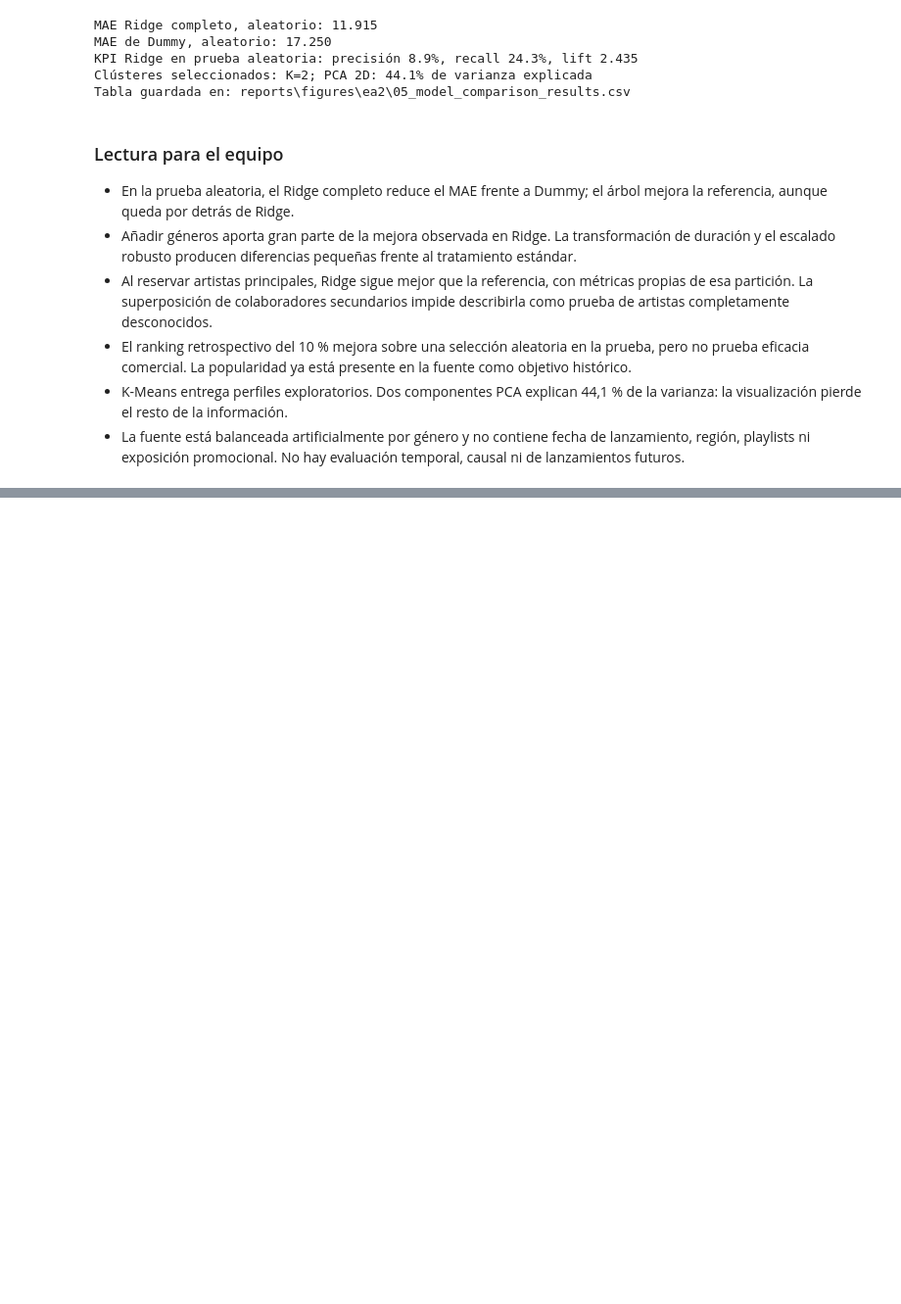
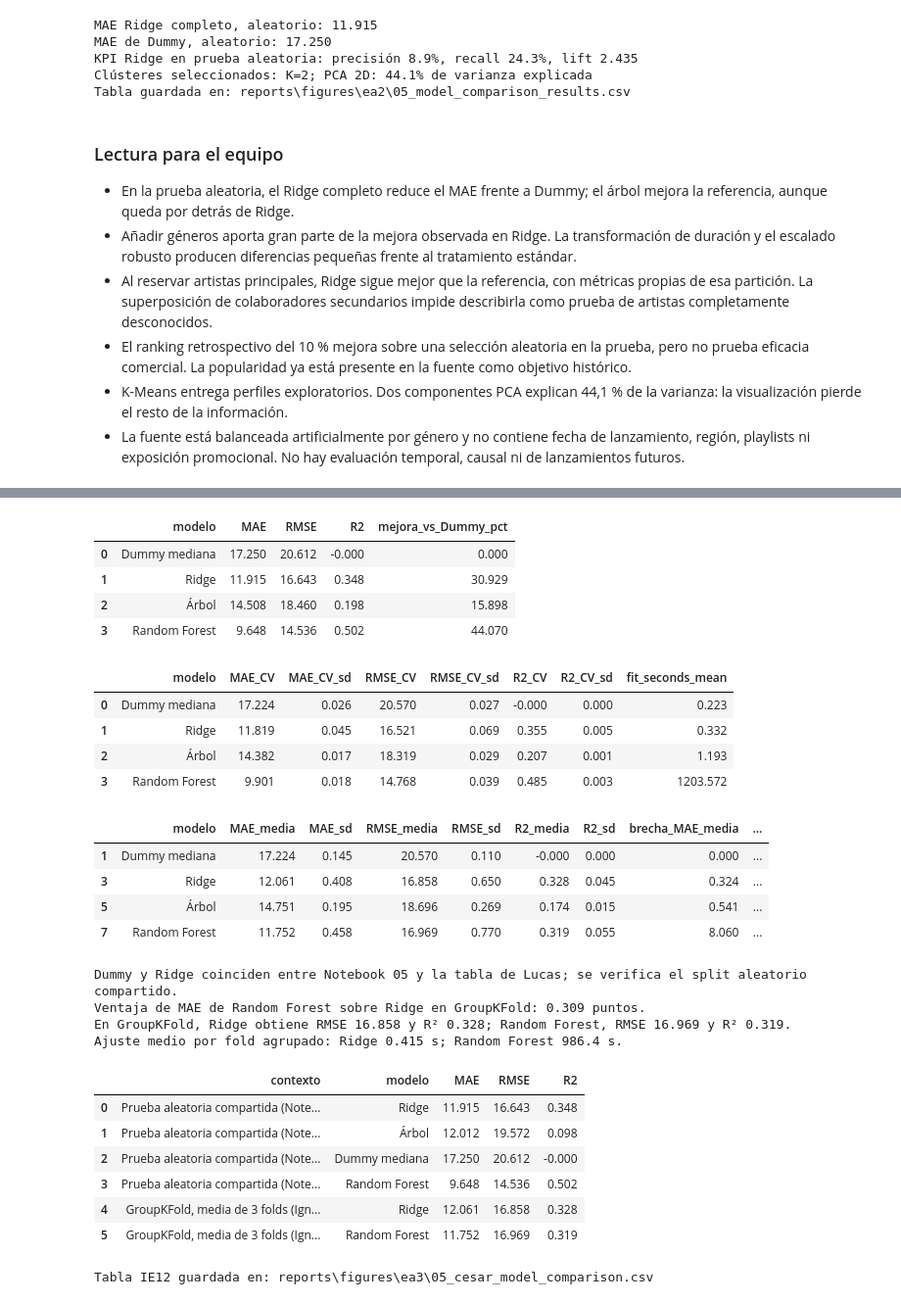
Before and after one commit to LucasMoncadaCL/spotify-popularity-analysis, a Jupyter notebook: notebooks/05_model_comparison.ipynb, the cells around one changed output, grey strips where cells are left out. Shown at 98% size. Cells and saved outputs as stored; diff of their text form; code cells hidden in the pictures; blank space fills up the shorter version.

Commit message:
docs: integra entregables definitivos EP3

```diff
--- a/notebooks/05_model_comparison.ipynb
+++ b/notebooks/05_model_comparison.ipynb
@@ -603,0 +665,71 @@ Tabla guardada en: reports\figures\ea2\05_model_comparison_results.csv
+# %%
+ea3_dir = PROJECT_PATHS.root / "reports" / "figures" / "ea3"
+lucas_test = pd.read_csv(ea3_dir / "04a_lucas_test_comparison.csv")
+lucas_cv = pd.read_csv(ea3_dir / "04a_lucas_cv_comparison.csv")
+ignacio_cv = pd.read_csv(ea3_dir / "04b_ignacio_cv_summary.csv")
+
+display(lucas_test[["modelo", "MAE", "RMSE", "R2", "mejora_vs_Dummy_pct"]].round(3))
+display(lucas_cv[["modelo", "MAE_CV", "MAE_CV_sd", "RMSE_CV", "RMSE_CV_sd", "R2_CV", "R2_CV_sd", "fit_seconds_mean"]].round(3))
+display(ignacio_cv.loc[ignacio_cv["estrategia"].eq("GroupKFold"), ["modelo", "MAE_media", "MAE_sd", "RMSE_media", "RMSE_sd", "R2_media", "R2_sd", "brecha_MAE_media", "fit_seconds_media"]].round(3))
+
+rf_random = lucas_test.loc[lucas_test["modelo"].eq("Random Forest")].iloc[0]
+ridge_group = ignacio_cv.loc[ignacio_cv["estrategia"].eq("GroupKFold") & ignacio_cv["modelo"].eq("Ridge")].iloc[0]
+rf_group = ignacio_cv.loc[ignacio_cv["estrategia"].eq("GroupKFold") & ignacio_cv["modelo"].eq("Random Forest")].iloc[0]
+assert abs(rf_random["MAE"] - 9.6478978242) < 1e-6
+assert abs(ridge_group["MAE_media"] - 12.0605957553) < 1e-6
+assert abs(rf_group["MAE_media"] - 11.7520240795) < 1e-6
+
+# Dummy y Ridge confirman que el conjunto de prueba aleatorio es el mismo.
+random_dummy = random_test.loc[random_test["modelo"].eq("Dummy mediana")].iloc[0]
+random_ridge = random_test.loc[random_test["variante"].eq("completo") & random_test["modelo"].eq("Ridge")].iloc[0]
+lucas_dummy = lucas_test.loc[lucas_test["modelo"].eq("Dummy mediana")].iloc[0]
+lucas_ridge = lucas_test.loc[lucas_test["modelo"].eq("Ridge")].iloc[0]
+assert abs(random_dummy["MAE"] - lucas_dummy["MAE"]) < 1e-6
+assert abs(random_ridge["MAE"] - lucas_ridge["MAE"]) < 1e-6
+print("Dummy y Ridge coinciden entre Notebook 05 y la tabla de Lucas; se verifica el split aleatorio compartido.")
+print(f"Ventaja de MAE de Random Forest sobre Ridge en GroupKFold: {ridge_group['MAE_media'] - rf_group['MAE_media']:.3f} puntos.")
+print(f"En GroupKFold, Ridge obtiene RMSE {ridge_group['RMSE_media']:.3f} y R² {ridge_group['R2_media']:.3f}; Random Forest, RMSE {rf_group['RMSE_media']:.3f} y R² {rf_group['R2_media']:.3f}.")
+print(f"Ajuste medio por fold agrupado: Ridge {ridge_group['fit_seconds_media']:.3f} s; Random Forest {rf_group['fit_seconds_media']:.1f} s.")
+
+random_core = random_test.loc[(random_test["variante"].eq("completo")) | (random_test["modelo"].eq("Dummy mediana")), ["modelo", "MAE", "RMSE", "R2"]].copy()
+random_core["contexto"] = "Prueba aleatoria compartida (Notebook 05/Lucas)"
+rf_row = pd.DataFrame([{"contexto": "Prueba aleatoria compartida (Notebook 05/Lucas)", "modelo": "Random Forest", "MAE": float(rf_random["MAE"]), "RMSE": float(rf_random["RMSE"]), "R2": float(rf_random["R2"])}])
+random_core = random_core[["contexto", "modelo", "MAE", "RMSE", "R2"]]
+random_core = pd.concat([random_core, rf_row], ignore_index=True)
+artist_core = pd.DataFrame([
+    {"contexto": "GroupKFold, media de 3 folds (Ignacio)", "modelo": "Ridge", "MAE": float(ridge_group["MAE_media"]), "RMSE": float(ridge_group["RMSE_media"]), "R2": float(ridge_group["R2_media"])},
+    {"contexto": "GroupKFold, media de 3 folds (Ignacio)", "modelo": "Random Forest", "MAE": float(rf_group["MAE_media"]), "RMSE": float(rf_group["RMSE_media"]), "R2": float(rf_group["R2_media"])},
+])
+ie12_summary = pd.concat([random_core, artist_core], ignore_index=True)
+display(ie12_summary.round(3))
+ie12_path = ea3_dir / "05_cesar_model_comparison.csv"
+ie12_summary.to_csv(ie12_path, index=False, encoding="utf-8")
+print(f"Tabla IE12 guardada en: {ie12_path.relative_to(PROJECT_PATHS.root)}")
+# %% [output]
+|  | modelo | MAE | RMSE | R2 | mejora_vs_Dummy_pct |
+| 0 | Dummy mediana | 17.250 | 20.612 | -0.000 | 0.000 |
+| 1 | Ridge | 11.915 | 16.643 | 0.348 | 30.929 |
+| 2 | Árbol | 14.508 | 18.460 | 0.198 | 15.898 |
+| 3 | Random Forest | 9.648 | 14.536 | 0.502 | 44.070 |
+|  | modelo | MAE_CV | MAE_CV_sd | RMSE_CV | RMSE_CV_sd | R2_CV | R2_CV_sd | fit_seconds_mean |
+| 0 | Dummy mediana | 17.224 | 0.026 | 20.570 | 0.027 | -0.000 | 0.000 | 0.223 |
+| 1 | Ridge | 11.819 | 0.045 | 16.521 | 0.069 | 0.355 | 0.005 | 0.332 |
+| 2 | Árbol | 14.382 | 0.017 | 18.319 | 0.029 | 0.207 | 0.001 | 1.193 |
+| 3 | Random Forest | 9.901 | 0.018 | 14.768 | 0.039 | 0.485 | 0.003 | 1203.572 |
+|  | modelo | MAE_media | MAE_sd | RMSE_media | RMSE_sd | R2_media | R2_sd | brecha_MAE_media | ... |
+| 1 | Dummy mediana | 17.224 | 0.145 | 20.570 | 0.110 | -0.000 | 0.000 | 0.000 | ... |
+| 3 | Ridge | 12.061 | 0.408 | 16.858 | 0.650 | 0.328 | 0.045 | 0.324 | ... |
+| 5 | Árbol | 14.751 | 0.195 | 18.696 | 0.269 | 0.174 | 0.015 | 0.541 | ... |
+| 7 | Random Forest | 11.752 | 0.458 | 16.969 | 0.770 | 0.319 | 0.055 | 8.060 | ... |
+Dummy y Ridge coinciden entre Notebook 05 y la tabla de Lucas; se verifica el split aleatorio compartido.
+Ventaja de MAE de Random Forest sobre Ridge en GroupKFold: 0.309 puntos.
+En GroupKFold, Ridge obtiene RMSE 16.858 y R² 0.328; Random Forest, RMSE 16.969 y R² 0.319.
+Ajuste medio por fold agrupado: Ridge 0.415 s; Random Forest 986.4 s.
+|  | contexto | modelo | MAE | RMSE | R2 |
+| 0 | Prueba aleatoria compartida (Note... | Ridge | 11.915 | 16.643 | 0.348 |
+| 1 | Prueba aleatoria compartida (Note... | Árbol | 12.012 | 19.572 | 0.098 |
+| 2 | Prueba aleatoria compartida (Note... | Dummy mediana | 17.250 | 20.612 | -0.000 |
+| 3 | Prueba aleatoria compartida (Note... | Random Forest | 9.648 | 14.536 | 0.502 |
+| 4 | GroupKFold, media de 3 folds (Ign... | Ridge | 12.061 | 16.858 | 0.328 |
+| 5 | GroupKFold, media de 3 folds (Ign... | Random Forest | 11.752 | 16.969 | 0.319 |
+Tabla IE12 guardada en: reports\figures\ea3\05_cesar_model_comparison.csv
```
Also changed, not shown: parts of 6 cells of this notebook, 42 other files.
